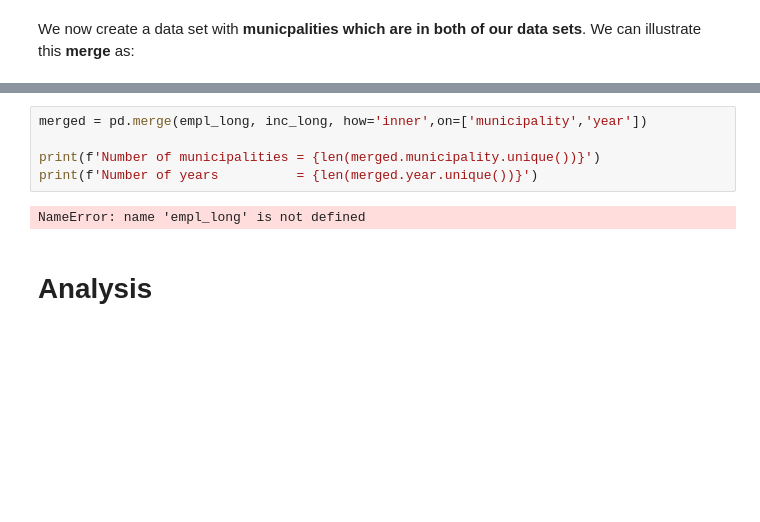
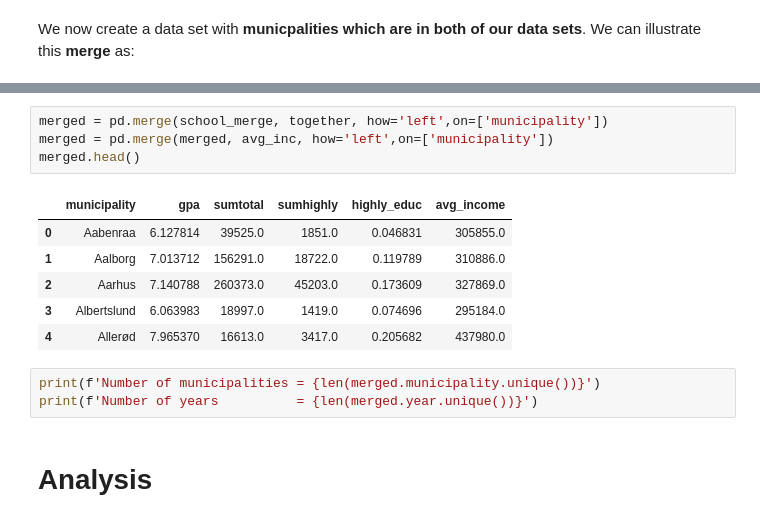
Before and after one commit to AskerNC/projects-2021-sstl, a Jupyter notebook: dataproject/dataproject.ipynb, the cells around one changed output, grey strips where cells are left out. Saved outputs shown, nothing was run; the diff lists cells and outputs as text; blank space fills up the shorter version.

```diff
--- a/dataproject/dataproject.ipynb
+++ b/dataproject/dataproject.ipynb
@@ -429,10 +430,17 @@ plt.show()
+# %%
+merged = pd.merge(school_merge, together, how='left',on=['municipality'])
+merged = pd.merge(merged, avg_inc, how='left',on=['municipality'])
+merged.head()
+# %% [output]
+|  | municipality | gpa | sumtotal | sumhighly | highly_educ | avg_income |
+| 0 | Aabenraa | 6.127814 | 39525.0 | 1851.0 | 0.046831 | 305855.0 |
+| 1 | Aalborg | 7.013712 | 156291.0 | 18722.0 | 0.119789 | 310886.0 |
+| 2 | Aarhus | 7.140788 | 260373.0 | 45203.0 | 0.173609 | 327869.0 |
+| 3 | Albertslund | 6.063983 | 18997.0 | 1419.0 | 0.074696 | 295184.0 |
+| 4 | Allerød | 7.965370 | 16613.0 | 3417.0 | 0.205682 | 437980.0 |
 # %%
-merged = pd.merge(empl_long, inc_long, how='inner',on=['municipality','year'])
-
 print(f'Number of municipalities = {len(merged.municipality.unique())}')
 print(f'Number of years          = {len(merged.year.unique())}')
-# %% [output]
-NameError: name 'empl_long' is not defined
 # %% [markdown]
 # Analysis
 # %% [markdown]
```
Also changed, not shown: parts of 3 cells of this notebook.
